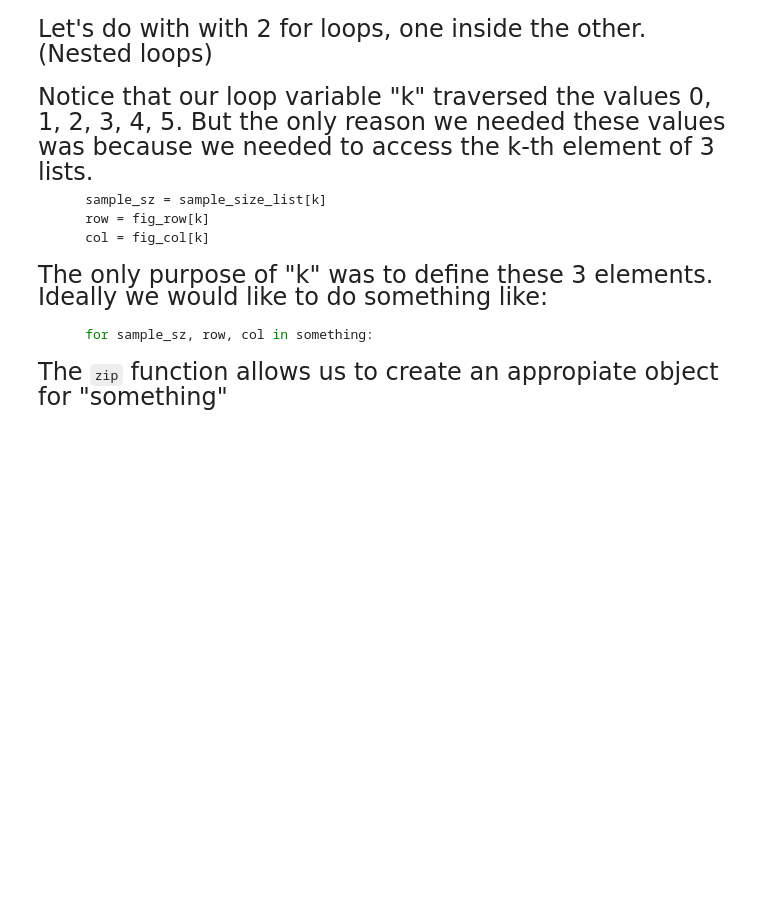
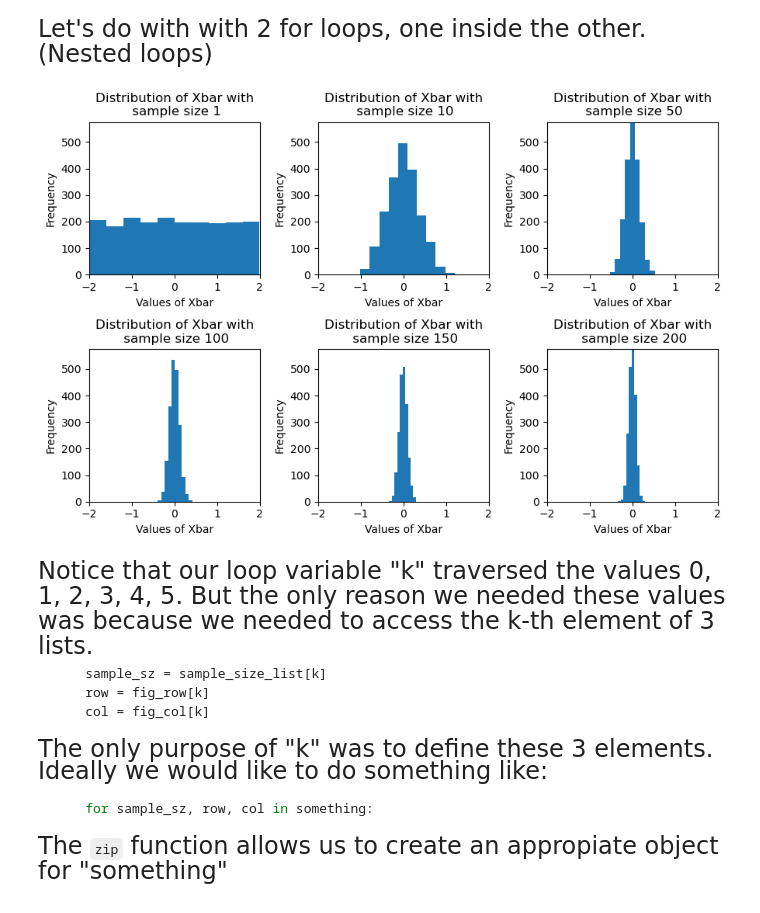
Before and after one commit to aashmans21/qtm151fall2025, a Jupyter notebook: Lecture_08 - random variables/Lecture8 copy.ipynb, the cells around one changed output. Saved outputs shown, nothing was run; the diff lists cells and outputs as text; code cells hidden in the pictures; blank space fills up the shorter version.

```diff
--- a/Lecture_08 - random variables/Lecture8 copy.ipynb
+++ b/Lecture_08 - random variables/Lecture8 copy.ipynb
@@ -417,34 +417,37 @@ num_simulations = 2000
 sample_size_list = [1,10,50,100,150,200]
 fig_row = [0, 0, 0, 1, 1, 1]
 fig_col = [0, 1, 2, 0, 1, 2]
 
 N = len(sample_size_list)
 
 fig, subfig_array = plt.subplots(2, 3, figsize = (9,6))
 
 xmin = -2
 xmax = 2
-ymax = 550
+ymax = 575
+
 
 for k in range(N):
     sample_sz = sample_size_list[k]
     row = fig_row[k]
     col = fig_col[k]
 
     vec_xbar = np.zeros(num_simulations)
     for iteration in range(num_simulations):
         vec_unif  = np.random.uniform(low = -2, high=2, size = sample_sz)
         vec_xbar[iteration] = vec_unif.mean()
 
     subfig_array[row,col].hist(vec_xbar)
     subfig_array[row,col].set_title("Distribution of Xbar with\n sample size " + str(sample_sz))
     subfig_array[row,col].set_ylabel("Frequency")
     subfig_array[row,col].set_xlabel("Values of Xbar")
     subfig_array[row,col].set_xlim(xmin,xmax)
     subfig_array[row,col].set_ylim(top=ymax)
 
 plt.tight_layout()
 plt.show()
+# %% [output]
+[figure, added]
 # %% [markdown]
 <font size = "5">
 Notice that our loop variable "k" traversed the values 0, 1, 2, 3, 4, 5. But the only reason we needed these values was because we needed to access the k-th element of 3 lists.
```
Also changed, not shown: parts of 14 cells of this notebook.
